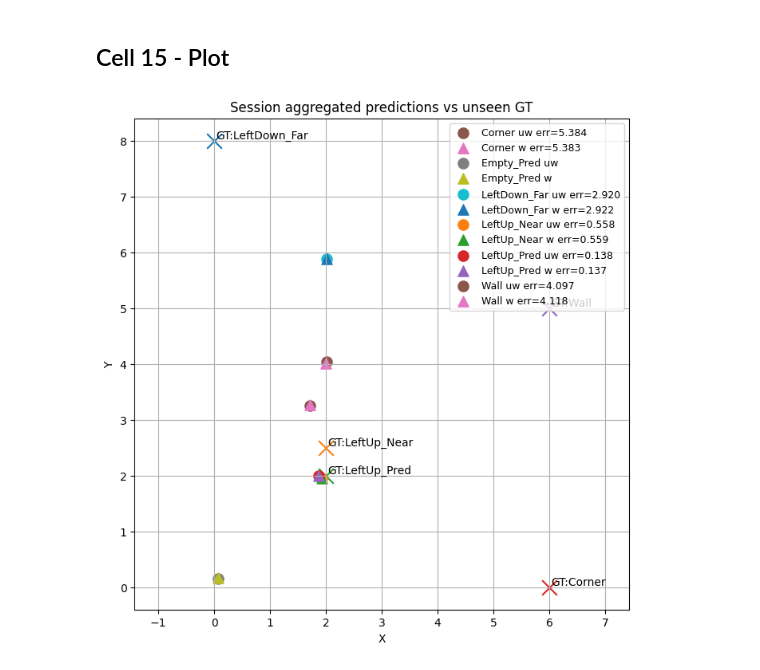
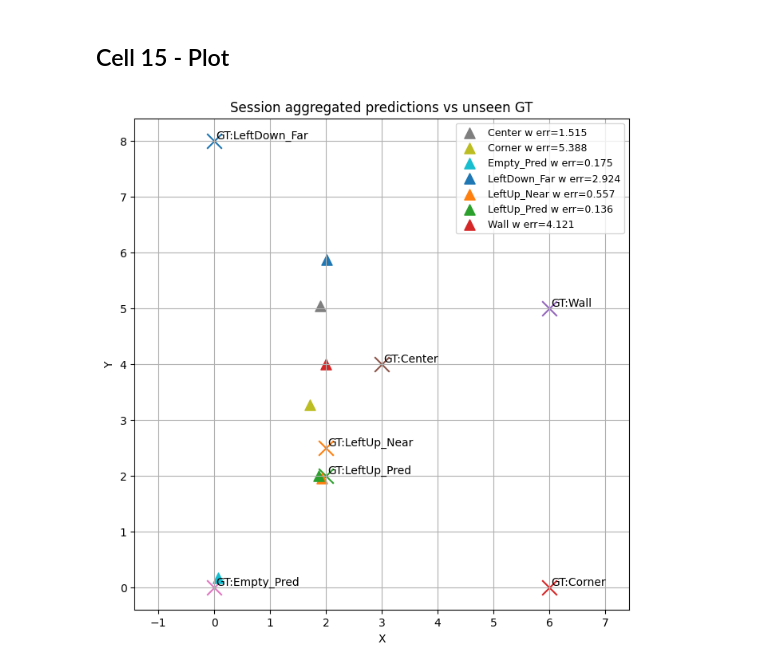
Before and after one commit to khunkhin444/wifisensing_localization, a Jupyter notebook: 05_kde_infer_aggregate_B.ipynb, the cells around one changed output. Drawn from its saved outputs; the diff is of its cells as text; code cells hidden in the pictures.

```diff
--- a/05_kde_infer_aggregate_B.ipynb
+++ b/05_kde_infer_aggregate_B.ipynb
@@ -218,6 +218,8 @@ UNSEEN_GT_COORDS = {
     "LeftUp_Pred": [2.0, 2.0],
     "Corner": [6.0, 0.0],
     "Wall": [6.0, 5.0],
+    "Center": [3.0, 4.0],
+    "Empty_Pred": [0.0, 0.0],
 }
 
 # def get_xy_from_label_name(label_name):
@@ -625,41 +628,41 @@ import matplotlib.pyplot as plt
 import numpy as np
 
 plt.figure(figsize=(8, 8))
 
 # GT points
 for name, xy in UNSEEN_GT_COORDS.items():
     plt.scatter(xy[0], xy[1], marker="x", s=180)
     plt.text(xy[0] + 0.03, xy[1] + 0.03, f"GT:{name}")
 
 # aggregated predictions with error in legend
 for _, row in df_sess.iterrows():
     name = row["raw_folder_name"]
 
-    plt.scatter(
-        row["unweighted_x"],
-        row["unweighted_y"],
-        s=90,
-        marker="o",
-        label=f"{name} uw err={row['err_unweighted']:.3f}" if not np.isnan(row["err_unweighted"]) else f"{name} uw"
-    )
+    # plt.scatter(
+    #     row["unweighted_x"],
+    #     row["unweighted_y"],
+    #     s=90,
+    #     marker="o",
+    #     label=f"{name} uw err={row['err_unweighted']:.3f}" if not np.isnan(row["err_unweighted"]) else f"{name} uw"
+    # )
 
     plt.scatter(
         row["weighted_x"],
         row["weighted_y"],
         s=90,
         marker="^",
         label=f"{name} w err={row['err_weighted']:.3f}" if not np.isnan(row["err_weighted"]) else f"{name} w"
     )
 
 plt.xlabel("X")
 plt.ylabel("Y")
 plt.title("Session aggregated predictions vs unseen GT")
 plt.grid(True)
 plt.axis("equal")
 plt.legend(fontsize=9, loc="best")
 plt.show()
 # %% [output]
-[figure, old version]
+[figure, new version]
 # %%
 for session_name in UNSEEN_GT_COORDS.keys():
     g = df_win[df_win["raw_folder_name"] == session_name].copy()
```
Also changed, not shown: parts of 13 cells of this notebook, 6 other files.
